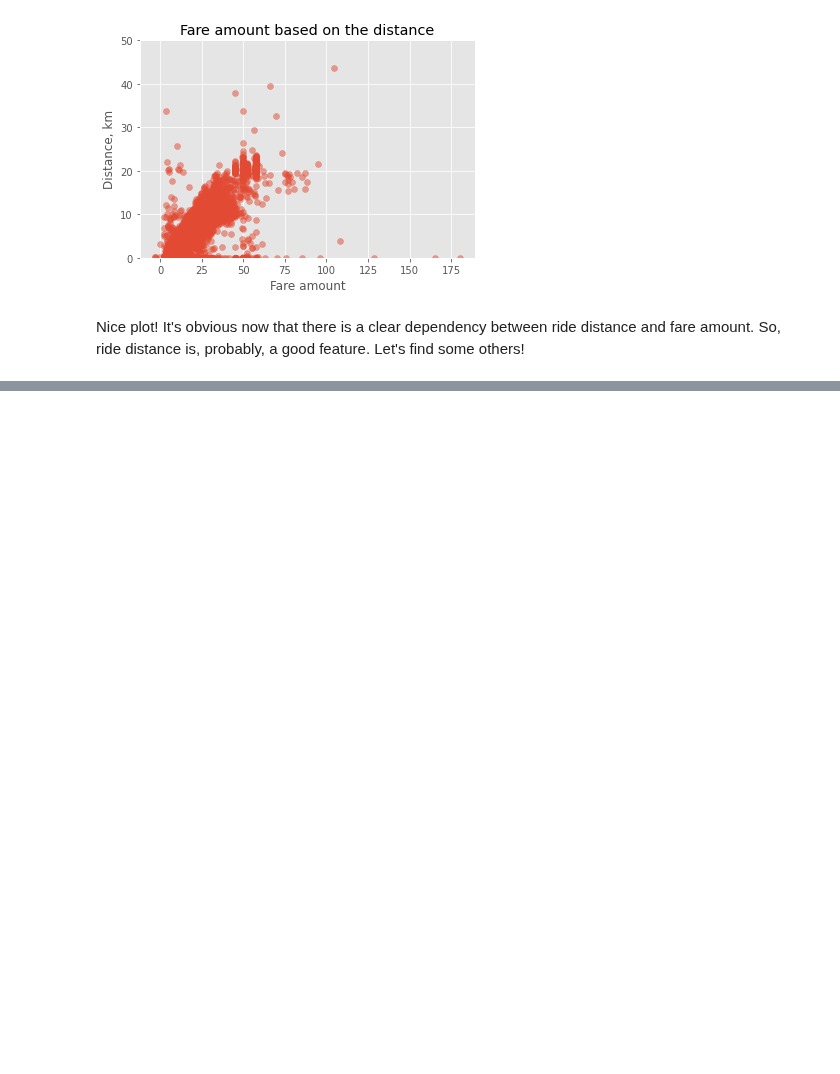
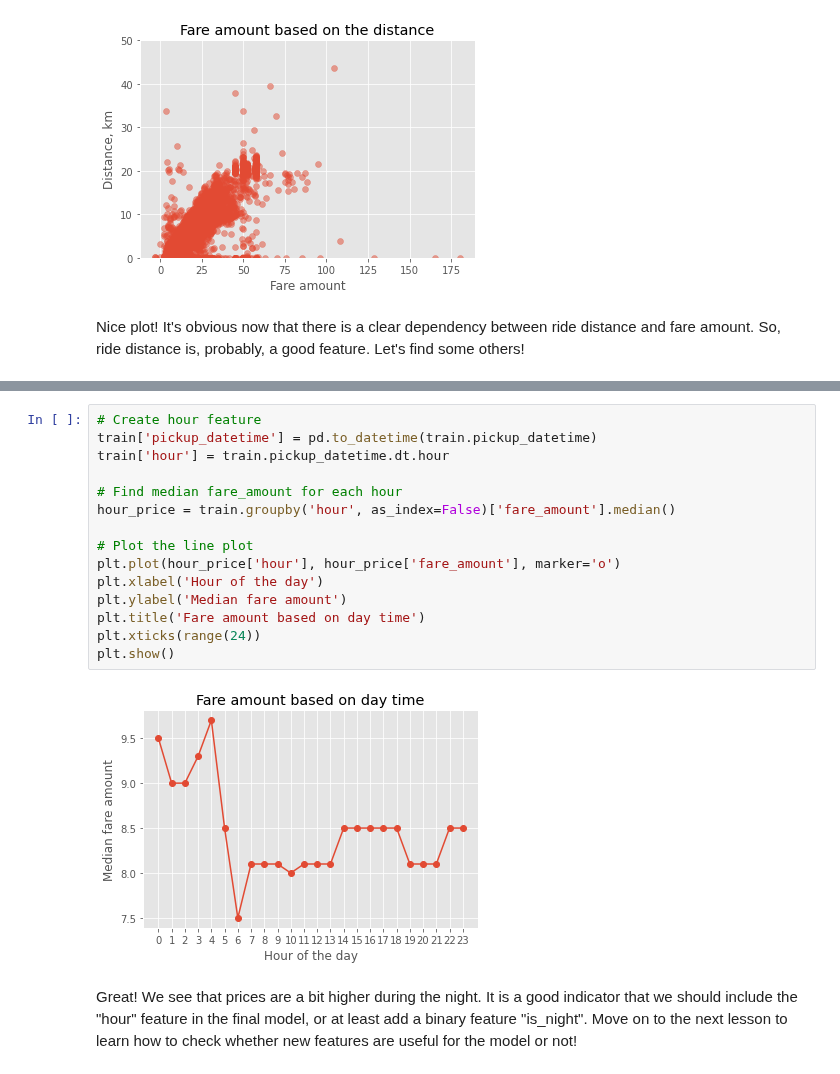
Before and after one commit to anhhaibkhn/Data-Science-selfstudy-notes-Blog, a Jupyter notebook: _notebooks/Winning a Kaggle Competition in Python/2022-08-03-Chapter_2_Dive_into_the_Competition.ipynb, the cells around one changed output, grey strips where cells are left out. Drawn from its saved outputs; the diff is of its cells as text; blank space fills up the shorter version.

```diff
--- a/_notebooks/Winning a Kaggle Competition in Python/2022-08-03-Chapter_2_Dive_into_the_Competition.ipynb
+++ b/_notebooks/Winning a Kaggle Competition in Python/2022-08-03-Chapter_2_Dive_into_the_Competition.ipynb
@@ -313,0 +315,19 @@ Nice plot! It's obvious now that there is a clear dependency between ride distan
+# %%
+# Create hour feature
+train['pickup_datetime'] = pd.to_datetime(train.pickup_datetime)
+train['hour'] = train.pickup_datetime.dt.hour
+
+# Find median fare_amount for each hour
+hour_price = train.groupby('hour', as_index=False)['fare_amount'].median()
+
+# Plot the line plot
+plt.plot(hour_price['hour'], hour_price['fare_amount'], marker='o')
+plt.xlabel('Hour of the day')
+plt.ylabel('Median fare amount')
+plt.title('Fare amount based on day time')
+plt.xticks(range(24))
+plt.show()
+# %% [output]
+[figure, added]
+# %% [markdown]
+Great! We see that prices are a bit higher during the night. It is a good indicator that we should include the "hour" feature in the final model, or at least add a binary feature "is_night". Move on to the next lesson to learn how to check whether new features are useful for the model or not!
```
Also changed, not shown: parts of 13 cells of this notebook, 3 other files.
